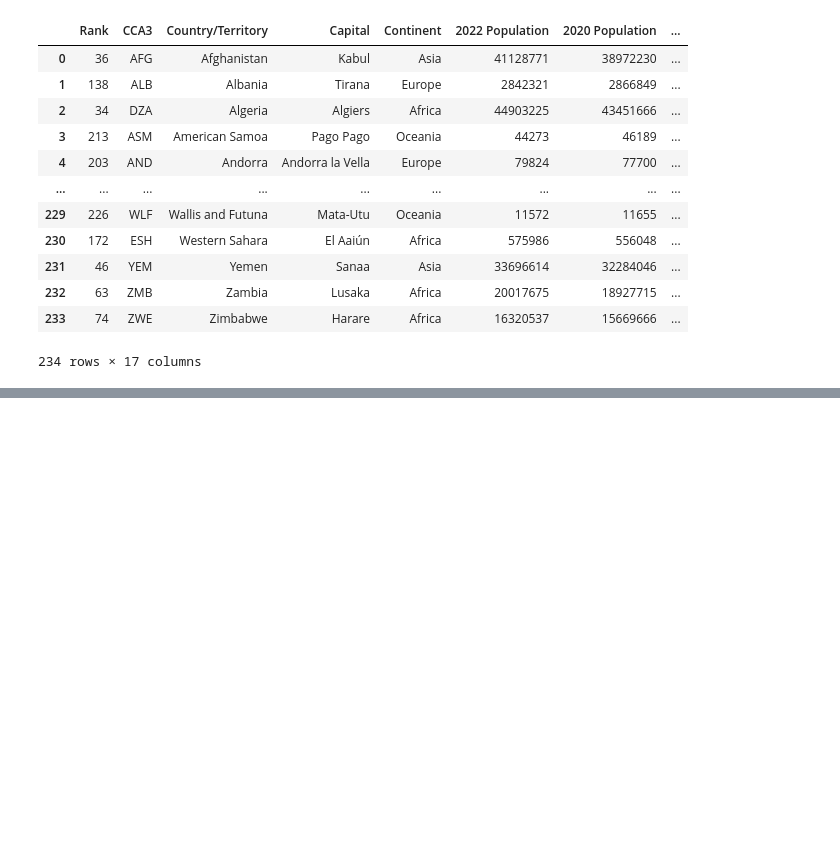
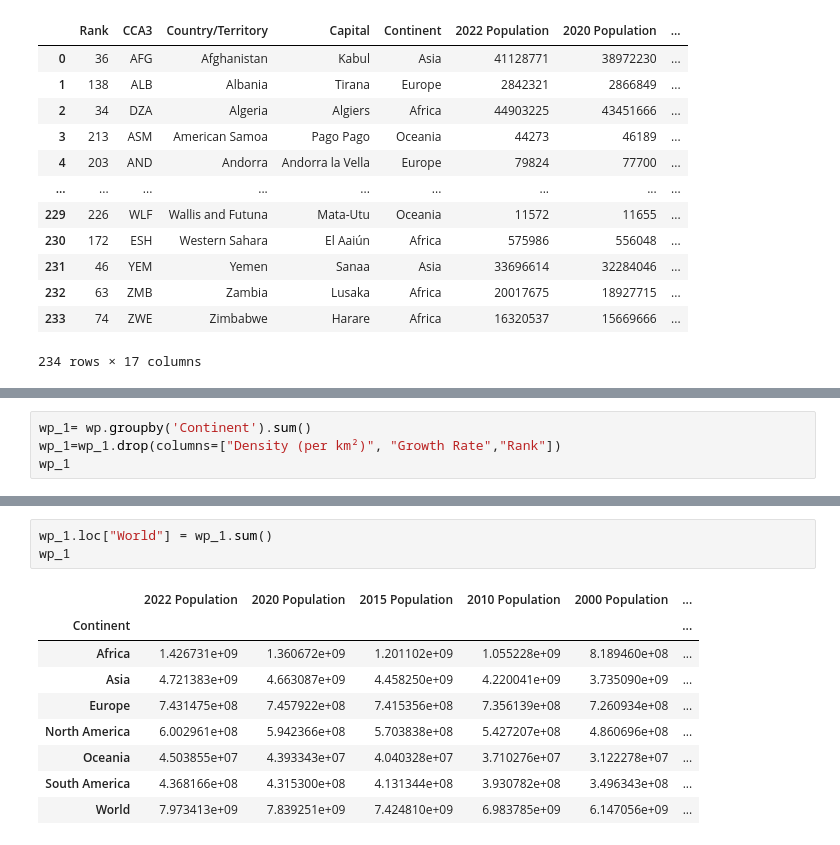
Before and after one commit to CronusCipher/PIB-GPD-Global-By-Countries, a Jupyter notebook: PIB-GPD-Global-By-Countries.ipynb, the cells around one changed output, grey strips where cells are left out. Cells and saved outputs as stored; diff of their text form; blank space fills up the shorter version.

```diff
--- a/PIB-GPD-Global-By-Countries.ipynb
+++ b/PIB-GPD-Global-By-Countries.ipynb
@@ -111,0 +102,4 @@ world_pop
+# %%
+wp_1= wp.groupby('Continent').sum()
+wp_1=wp_1.drop(columns=["Density (per km²)", "Growth Rate","Rank"])
+wp_1
@@ -111,0 +115,13 @@ world_pop
+# %%
+wp_1.loc["World"] = wp_1.sum()
+wp_1
+# %% [output]
+|  | 2022 Population | 2020 Population | 2015 Population | 2010 Population | 2000 Population | ... |
+| Continent |  |  |  |  |  | ... |
+| Africa | 1.426731e+09 | 1.360672e+09 | 1.201102e+09 | 1.055228e+09 | 8.189460e+08 | ... |
+| Asia | 4.721383e+09 | 4.663087e+09 | 4.458250e+09 | 4.220041e+09 | 3.735090e+09 | ... |
+| Europe | 7.431475e+08 | 7.457922e+08 | 7.415356e+08 | 7.356139e+08 | 7.260934e+08 | ... |
+| North America | 6.002961e+08 | 5.942366e+08 | 5.703838e+08 | 5.427207e+08 | 4.860696e+08 | ... |
+| Oceania | 4.503855e+07 | 4.393343e+07 | 4.040328e+07 | 3.710276e+07 | 3.122278e+07 | ... |
+| South America | 4.368166e+08 | 4.315300e+08 | 4.131344e+08 | 3.930782e+08 | 3.496343e+08 | ... |
+| World | 7.973413e+09 | 7.839251e+09 | 7.424810e+09 | 6.983785e+09 | 6.147056e+09 | ... |
```
Also changed, not shown: parts of 24 cells of this notebook.
